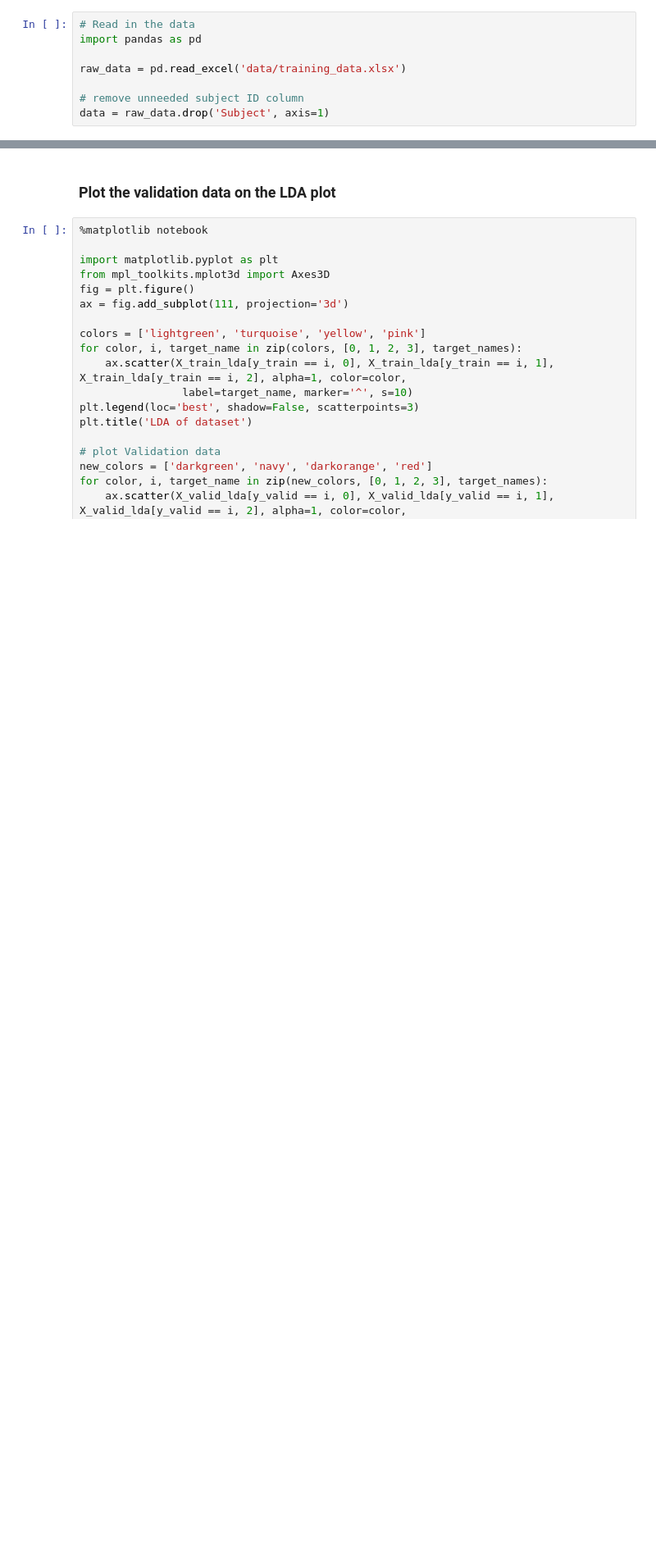
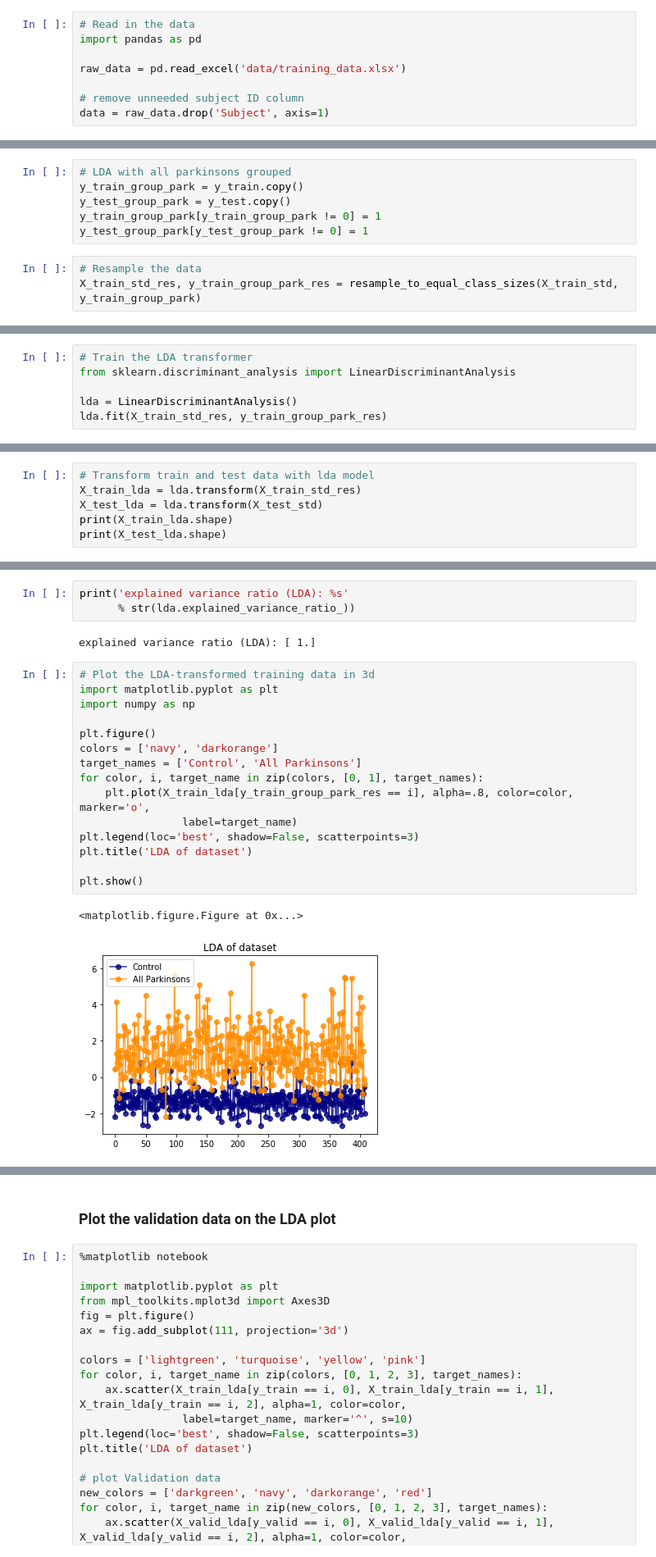
Before and after one commit to jtbricker/parkinsons-ml, a Jupyter notebook: LDA_redo.ipynb, the cells around one changed output, grey strips where cells are left out. Shown at 82% size. Saved outputs shown, nothing was run; the diff lists cells and outputs as text; blank space fills up the shorter version.

```diff
--- a/LDA_redo.ipynb
+++ b/LDA_redo.ipynb
@@ -118,0 +153,9 @@ explained variance ratio (LDA): [0.58840312 0.31923686 0.09236002]
+# %%
+# LDA with all parkinsons grouped
+y_train_group_park = y_train.copy()
+y_test_group_park = y_test.copy()
+y_train_group_park[y_train_group_park != 0] = 1
+y_test_group_park[y_test_group_park != 0] = 1
+# %%
+# Resample the data
+X_train_std_res, y_train_group_park_res = resample_to_equal_class_sizes(X_train_std, y_train_group_park)
@@ -118,0 +166,6 @@ explained variance ratio (LDA): [0.58840312 0.31923686 0.09236002]
+# %%
+# Train the LDA transformer
+from sklearn.discriminant_analysis import LinearDiscriminantAnalysis
+
+lda = LinearDiscriminantAnalysis()
+lda.fit(X_train_std_res, y_train_group_park_res)
@@ -118,0 +175,6 @@ explained variance ratio (LDA): [0.58840312 0.31923686 0.09236002]
+# %%
+# Transform train and test data with lda model
+X_train_lda = lda.transform(X_train_std_res)
+X_test_lda = lda.transform(X_test_std)
+print(X_train_lda.shape)
+print(X_test_lda.shape)
@@ -118,0 +184,23 @@ explained variance ratio (LDA): [0.58840312 0.31923686 0.09236002]
+# %%
+print('explained variance ratio (LDA): %s'
+      % str(lda.explained_variance_ratio_))
+# %% [output]
+explained variance ratio (LDA): [ 1.]
+# %%
+# Plot the LDA-transformed training data in 3d
+import matplotlib.pyplot as plt
+import numpy as np
+
+plt.figure()
+colors = ['navy', 'darkorange']
+target_names = ['Control', 'All Parkinsons']
+for color, i, target_name in zip(colors, [0, 1], target_names):
+    plt.plot(X_train_lda[y_train_group_park_res == i], alpha=.8, color=color, marker='o',
+                label=target_name)
+plt.legend(loc='best', shadow=False, scatterpoints=3)
+plt.title('LDA of dataset')
+
+plt.show()
+# %% [output]
+<matplotlib.figure.Figure at 0x...>
+[figure, added]
```
Also changed, not shown: parts of 29 cells of this notebook, 4 other files.
